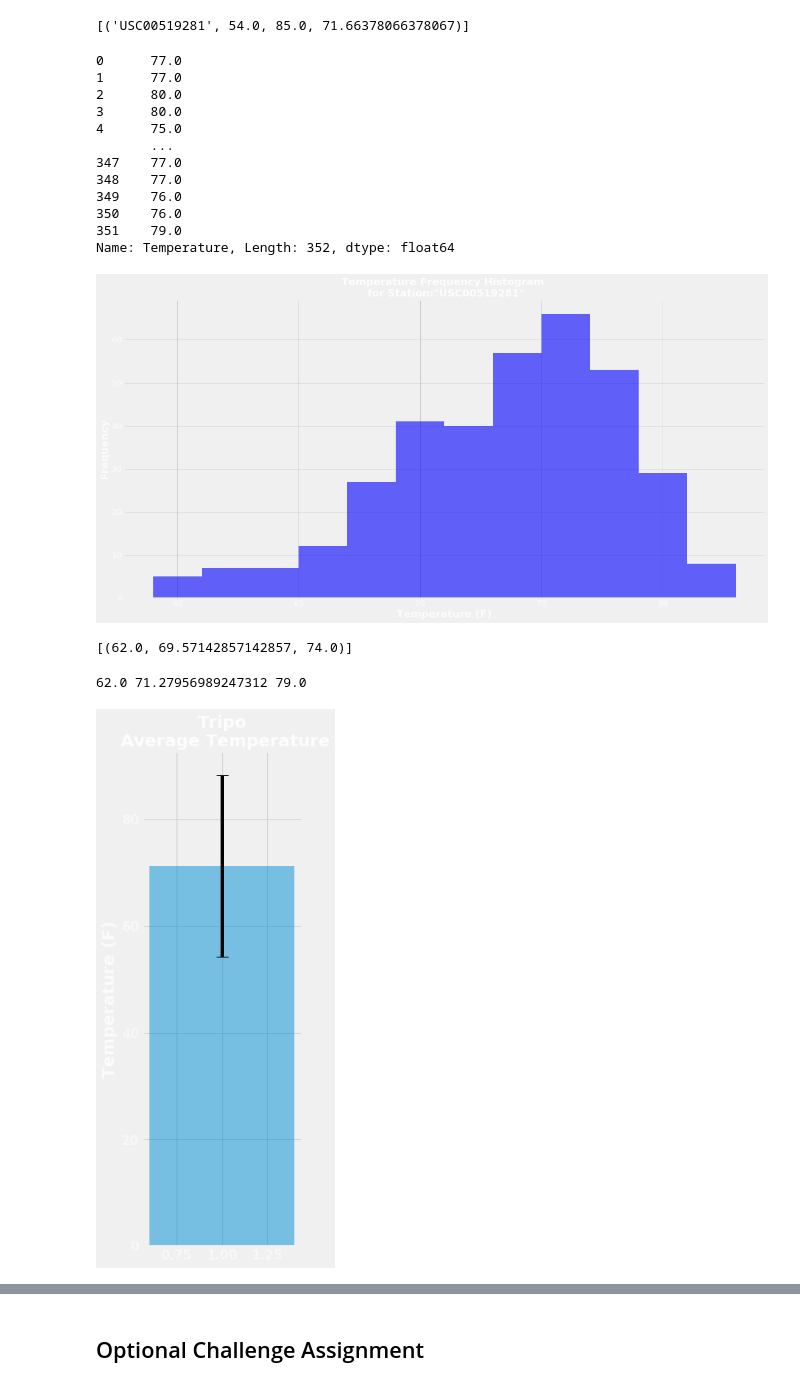
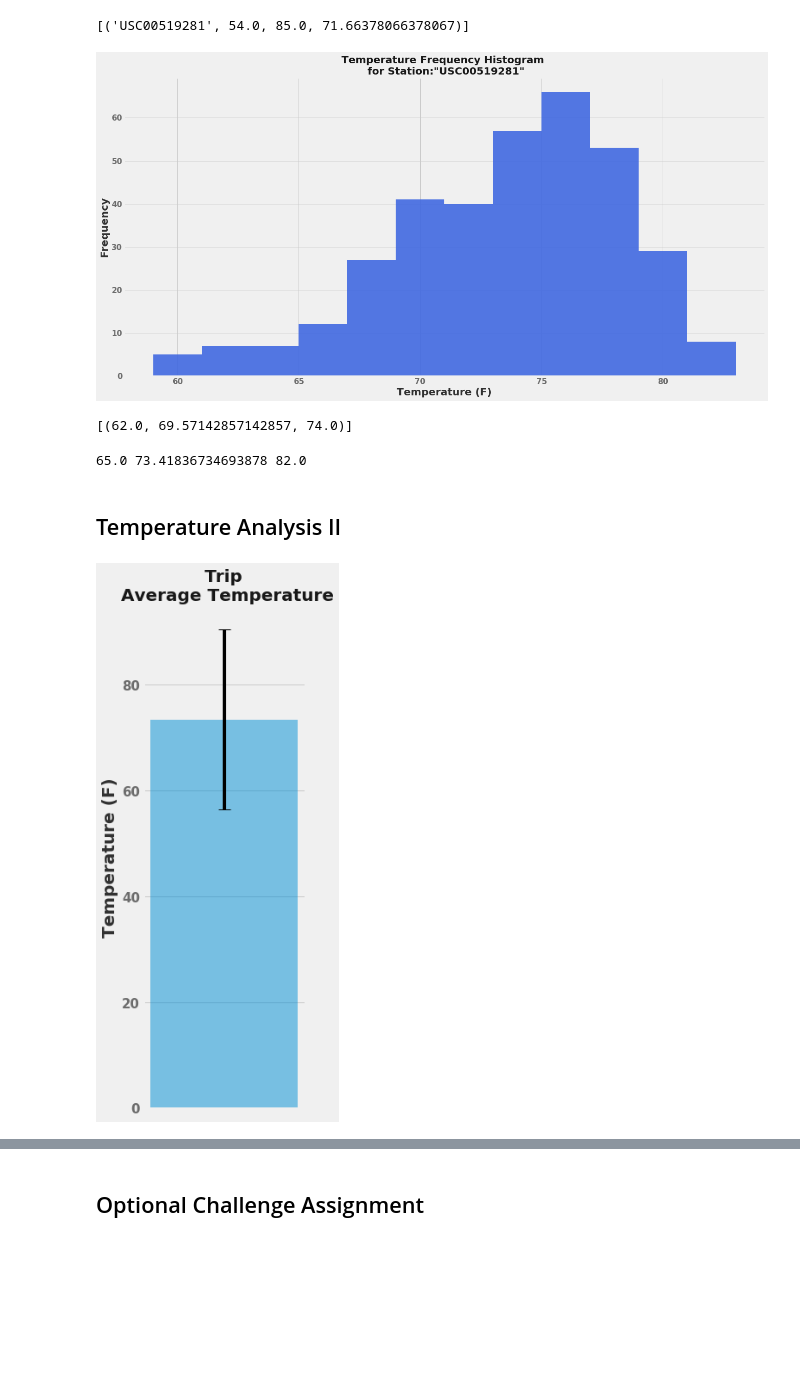
Before and after one commit to cemoga/sqlalchemy-challenge, a Jupyter notebook: climate_starter.ipynb, the cells around one changed output, grey strips where cells are left out. Drawn from its saved outputs; the diff is of its cells as text; code cells hidden in the pictures; blank space fills up the shorter version.

Commit message:
Final Analysis II

```diff
--- a/climate_starter.ipynb
+++ b/climate_starter.ipynb
@@ -162,28 +166,6 @@ session.query(Measurement.station,  func.min(Measurement.tobs), func.max(Measure
     group_by(Measurement.station).all()
 # %% [output]
 [('USC00519281', 54.0, 85.0, 71.66378066378067)]
-# %%
-temperature = session.query(Measurement.date,  Measurement.tobs).\
-                    filter(Measurement.station == "USC00519281").\
-                    filter(func.strftime("%Y-%m-%d", Measurement.date) >= '2016-08-23').all()
-
-temperature_df = pd.DataFrame(temperature, columns=['Date', 'Temperature'])
-temperature_df = temperature_df.sort_values(by='Date', ascending=True)
-temperature_df.dtypes
-temperature_df["Temperature"]
-# %% [output]
-0      77.0
-1      77.0
-2      80.0
-3      80.0
-4      75.0
-       ...
-347    77.0
-348    77.0
-349    76.0
-350    76.0
-351    79.0
-Name: Temperature, Length: 352, dtype: float64
 # %%
 # Choose the station with the highest number of temperature observations.
 # Query the last 12 months of temperature observation data for this station and plot the results as a histogram
@@ -201,7 +183,7 @@ plt.figure(figsize=[20,10]);
 
 # Define Histogram paramaters
 n, bins, patches = plt.hist(x=temperature_df["Temperature"], bins=12,
-                           color='blue',alpha=0.6);
+                           color='royalblue',alpha=0.9);
 # Labeling, tickers and grids
 plt.grid(axis='y', alpha=0.75);
 plt.xlabel('Temperature (F)',fontweight="bold", alpha=0.8, fontsize=20);
@@ -217,7 +199,7 @@ plt.savefig("Fig 2. Histogram - Temperature Frequency for Station USC00519281" +
 #Show the Plot
 plt.show();
 # %% [output]
-[figure, old version]
+[figure, new version]
 # %%
 # This function called `calc_temps` will accept start date and end date in the format '%Y-%m-%d'
 # and return the minimum, average, and maximum temperatures for that range of dates
@@ -243,12 +225,12 @@ print(calc_temps('2012-02-28', '2012-03-05'))
 # Use your previous function `calc_temps` to calculate the tmin, tavg, and tmax
 # for your trip using the previous year's data for those same dates.
 # Vacation Dates
-initial_vacation_date = "2016-12-24"
-final_vacation_date = "2017-01-08"
+initial_vacation_date = "2016-12-01"
+final_vacation_date = "2016-12-16"
 
 # Previous Year Dates
-initial_prevyear_date = "2015-12-24"
-final_prevyear_date = "2016-01-08"
+initial_prevyear_date = "2015-12-01"
+final_prevyear_date = "2015-12-16"
 
 # Max, min and average calculation
 min_vacation_temp = calc_temps(initial_prevyear_date, final_prevyear_date)[0][0]
@@ -257,36 +239,47 @@ max_vacation_temp = calc_temps(initial_prevyear_date, final_prevyear_date)[0][2]
 
 print(min_vacation_temp, avg_vacation_temp, max_vacation_temp)
 # %% [output]
-62.0 71.27956989247312 79.0
+65.0 73.41836734693878 82.0
+# %% [markdown]
+## Temperature Analysis II
 # %%
 # Plot the results from your previous query as a bar chart.
 # Use "Trip Avg Temp" as your Title
 # Use the average temperature for the y value
 # Use the peak-to-peak (tmax-tmin) value as the y error bar (yerr)
 
 error_prev_year = max_vacation_temp-min_vacation_temp
 
 # Resize Plot
 plt.figure(figsize=[3,10]);
 
 # Define Bar and Error paramaters
-plt.bar(1, avg_vacation_temp, yerr=error_prev_year, align='center', alpha=0.5, ecolor='black', capsize=7)
+plt.bar(1, avg_vacation_temp, yerr=error_prev_year, align='center', alpha=0.5,
+        ecolor='black', capsize=7)
 
 # Labeling, tickers and grids
-plt.grid(axis='y', alpha=0.75);
+
 plt.ylabel('Temperature (F)',fontweight="bold", alpha=0.8, fontsize=20);
 plt.xticks(fontsize=15, fontweight="bold", alpha=0.55);
 plt.yticks(fontsize=15, fontweight="bold", alpha=0.55);
-plt.title('Tripo\n Average Temperature',
+plt.title('Trip\n Average Temperature',
           fontweight="bold", alpha=0.9, fontsize=20);
+plt.grid(b=None, which='major', axis='x')
+
+plt.tick_params(
+    axis='x',          # changes apply to the x-axis
+    which='both',      # both major and minor ticks are affected
+    bottom=False,      # ticks along the bottom edge are off
+    top=False,         # ticks along the top edge are off
+    labelbottom=False) # labels along the bottom edge are off
 
 # Save Plot
 plt.savefig("Fig 3. Barchart - Trip Average Temperature" +'.png',bbox_inches='tight');
 
 #Show the Plot
 plt.show();
 # %% [output]
-[figure, old version]
+[figure, new version]
 # %%
 # Calculate the total amount of rainfall per weather station for your trip dates using the previous year's matching dates.
 # Sort this in descending order by precipitation amount and list the station, name, latitude, longitude, and elevation
```
Also changed, not shown: parts of 6 cells of this notebook, 4 other files.
